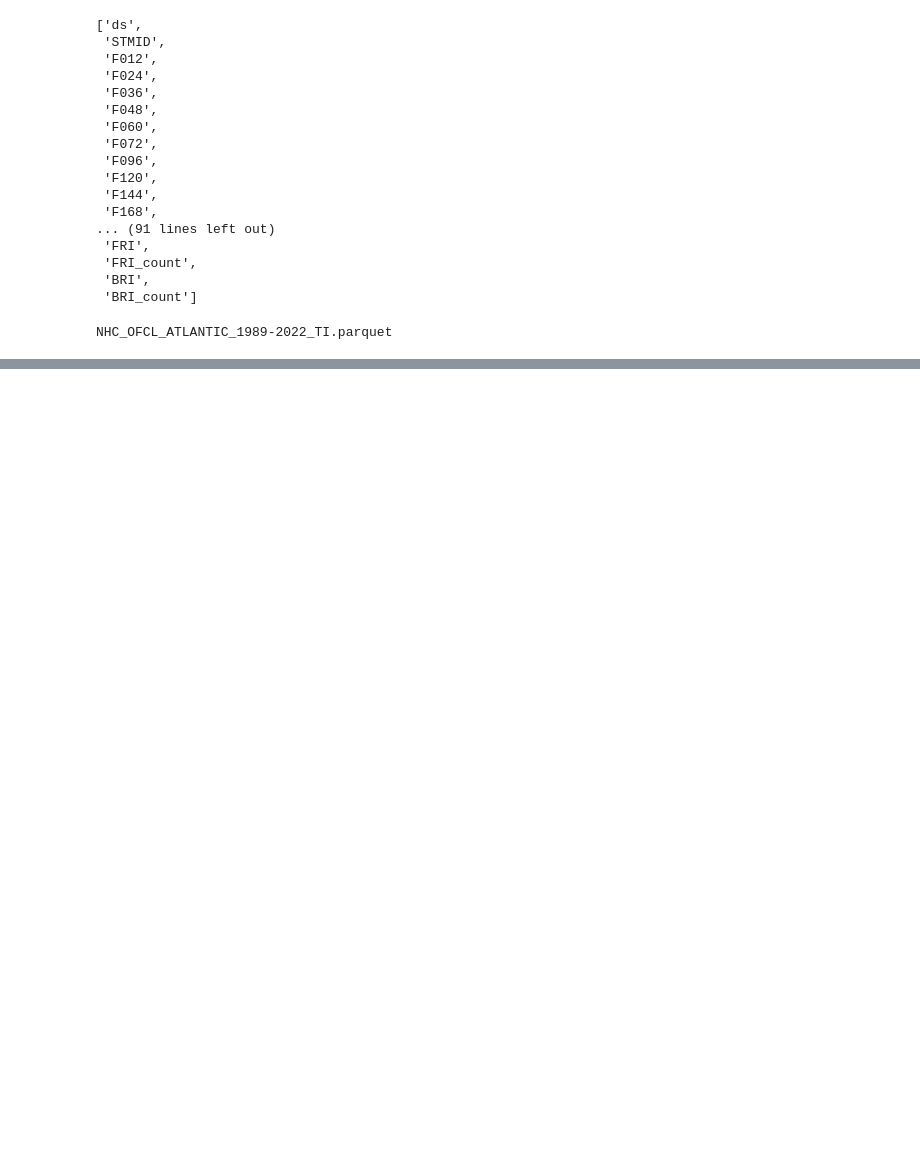
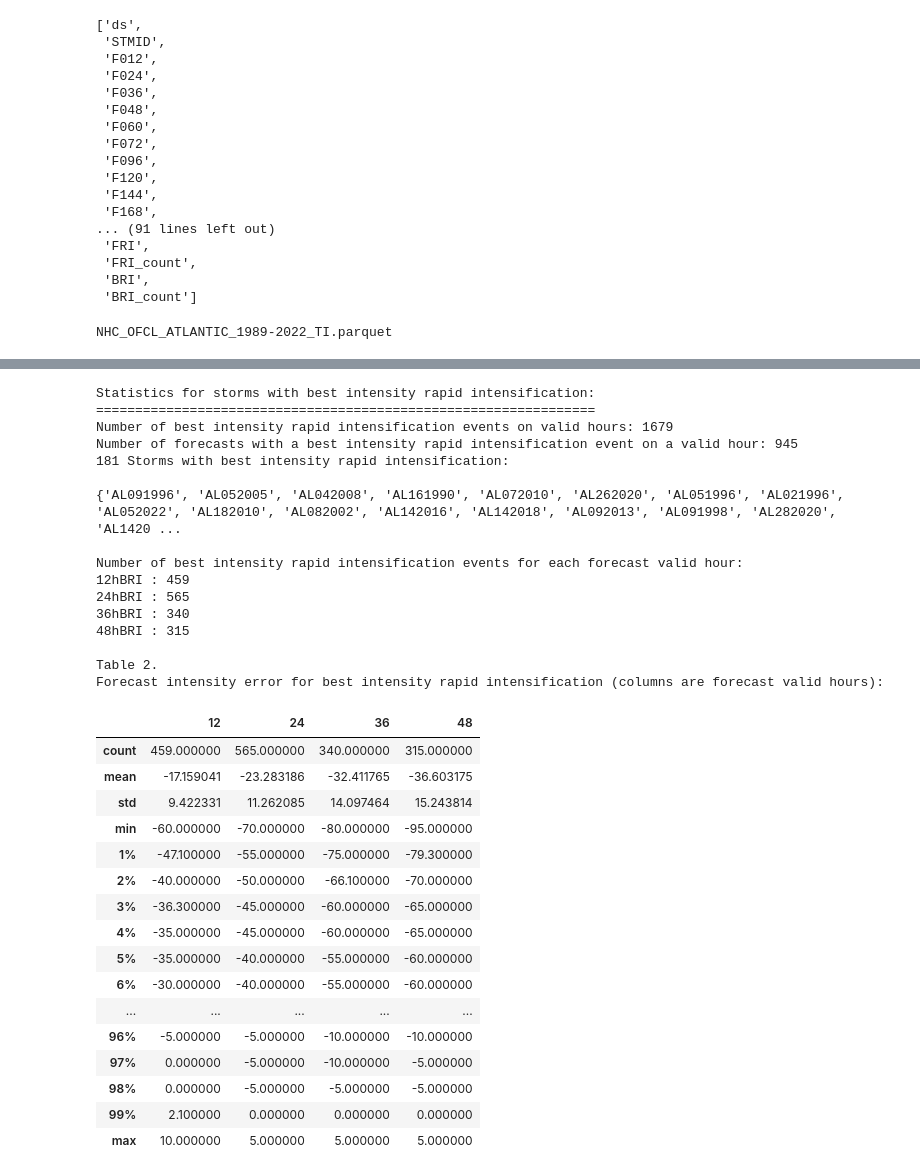
Before and after one commit to JRPdata/nhc_errors, a Jupyter notebook: nhc_errors.ipynb, the cells around one changed output, grey strips where cells are left out. Cells and saved outputs as stored; diff of their text form; code cells hidden in the pictures; blank space fills up the shorter version.

```diff
--- a/nhc_errors.ipynb
+++ b/nhc_errors.ipynb
@@ -738,0 +459,79 @@ Non-RI Storms:
+# %%
+### statistics for best intensity rapid intensification (BRI)
+## ("observed" RI)
+
+print("Statistics for storms with best intensity rapid intensification:")
+print("================================================================")
+
+bri_num_events = df_ri.loc[df_ri['BRI'] == True]['BRI_count'].sum()
+bri_forecast_count = len(df_ri.loc[df_ri['BRI'] == True])
+print(f"Number of best intensity rapid intensification events on valid hours: {bri_num_events}")
+print(f"Number of forecasts with a best intensity rapid intensification event on a valid hour: {bri_forecast_count}")
+bri_storm_ids = set()
+for idx in df_ri.loc[df_ri['BRI'] == True].index:
+    bri_storm_ids.add(df_ri.at[idx,'STMID'])
+print(f"{len(bri_storm_ids)} Storms with best intensity rapid intensification:")
+print("")
+print(bri_storm_ids)
+print("")
+
+bri_errors = {}
+print("Number of best intensity rapid intensification events for each forecast valid hour:")
+for column_name in best_intensity_rapid_intensification_column_name_to_hour.keys():
+    bri_rows = df_ri.loc[df_ri[column_name] == True]
+    count = len(bri_rows)
+    if count > 0:
+        print(f"{column_name} : {count}")
+
+    valid_h = best_intensity_rapid_intensification_column_name_to_hour[column_name]
+    intensity_err_column_name = intensity_err_hour_to_column_name[valid_h]
+    bri_errors[valid_h] = []
+    for idx in bri_rows.index:
+        prev_bri = bri_errors[valid_h]
+        intensity_err = bri_rows.at[idx,intensity_err_column_name]
+        prev_bri.append(intensity_err)
+        bri_errors[valid_h] = prev_bri
+
+# remove empty keys
+bri_errors = dict((k, v) for k, v in bri_errors.items() if v)
+
+print("")
+print("Table 2.")
+# convert to dataframe and compute some stats
+print("Forecast intensity error for best intensity rapid intensification (columns are forecast valid hours):")
+df_bri_errors = pd.DataFrame(dict([ (k,pd.Series(v)) for k,v in bri_errors.items() ]))
+df_bri_errors.describe(percentiles=[0.01, 0.02, 0.03, 0.04, 0.05, 0.06, 0.07, 0.08, 0.09, 0.1, 0.11, 0.12, 0.13, 0.14, 0.15, 0.16, 0.17, 0.18, 0.19, 0.2, 0.21, 0.22, 0.23, 0.24, 0.25, 0.26, 0.27, 0.28, 0.29, 0.3, 0.31, 0.32, 0.33, 0.34, 0.35, 0.36, 0.37, 0.38, 0.39, 0.4, 0.41, 0.42, 0.43, 0.44, 0.45, 0.46, 0.47, 0.48, 0.49, 0.5, 0.51, 0.52, 0.53, 0.54, 0.55, 0.56, 0.57, 0.58, 0.59, 0.6, 0.61, 0.62, 0.63, 0.64, 0.65, 0.66, 0.67, 0.68, 0.69, 0.7, 0.71, 0.72, 0.73, 0.74, 0.75, 0.76, 0.77, 0.78, 0.79, 0.8, 0.81, 0.82, 0.83, 0.84, 0.85, 0.86, 0.87, 0.88, 0.89, 0.9, 0.91, 0.92, 0.93, 0.94, 0.95, 0.96, 0.97, 0.98, 0.99])
+# %% [output]
+Statistics for storms with best intensity rapid intensification:
+================================================================
+Number of best intensity rapid intensification events on valid hours: 1679
+Number of forecasts with a best intensity rapid intensification event on a valid hour: 945
+181 Storms with best intensity rapid intensification:
+
+{'AL091996', 'AL052005', 'AL042008', 'AL161990', 'AL072010', 'AL262020', 'AL051996', 'AL021996', 'AL052022', 'AL182010', 'AL082002', 'AL142016', 'AL142018', 'AL092013', 'AL091998', 'AL282020', 'AL1420 ...
+
+Number of best intensity rapid intensification events for each forecast valid hour:
+12hBRI : 459
+24hBRI : 565
+36hBRI : 340
+48hBRI : 315
+
+Table 2.
+Forecast intensity error for best intensity rapid intensification (columns are forecast valid hours):
+|  | 12 | 24 | 36 | 48 |
+| count | 459.000000 | 565.000000 | 340.000000 | 315.000000 |
+| mean | -17.159041 | -23.283186 | -32.411765 | -36.603175 |
+| std | 9.422331 | 11.262085 | 14.097464 | 15.243814 |
+| min | -60.000000 | -70.000000 | -80.000000 | -95.000000 |
+| 1% | -47.100000 | -55.000000 | -75.000000 | -79.300000 |
+| 2% | -40.000000 | -50.000000 | -66.100000 | -70.000000 |
+| 3% | -36.300000 | -45.000000 | -60.000000 | -65.000000 |
+| 4% | -35.000000 | -45.000000 | -60.000000 | -65.000000 |
+| 5% | -35.000000 | -40.000000 | -55.000000 | -60.000000 |
+| 6% | -30.000000 | -40.000000 | -55.000000 | -60.000000 |
+| ... | ... | ... | ... | ... |
+| 96% | -5.000000 | -5.000000 | -10.000000 | -10.000000 |
+| 97% | 0.000000 | -5.000000 | -10.000000 | -5.000000 |
+| 98% | 0.000000 | -5.000000 | -5.000000 | -5.000000 |
+| 99% | 2.100000 | 0.000000 | 0.000000 | 0.000000 |
+| max | 10.000000 | 5.000000 | 5.000000 | 5.000000 |
```
Also changed, not shown: parts of 17 cells of this notebook.
